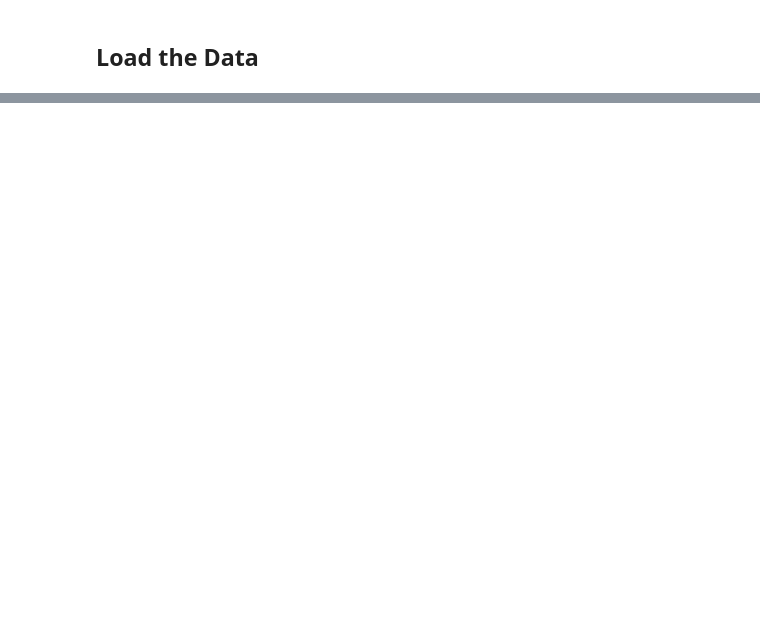
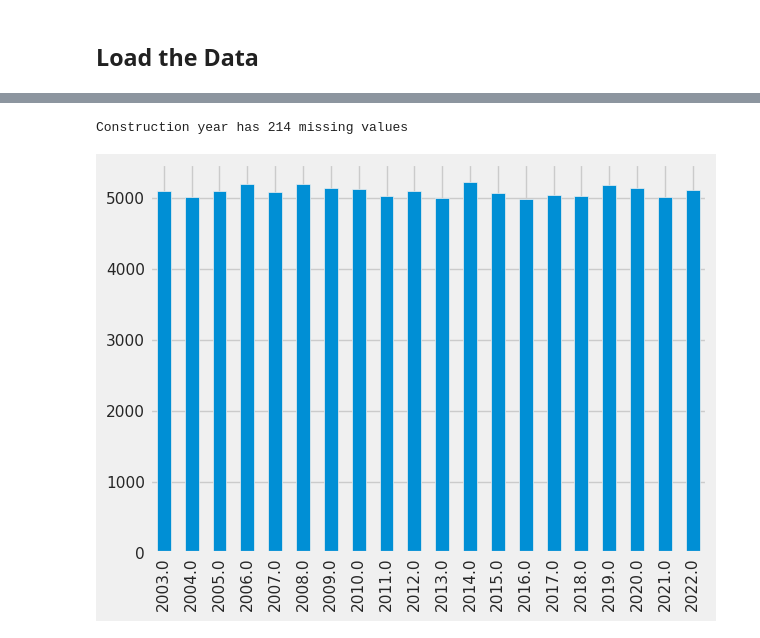
Before and after one commit to alexandraseg/airbnb-EDA, a Jupyter notebook: 2.cleaning/Data Cleaning.ipynb, the cells around one changed output, grey strips where cells are left out. Cells and saved outputs as stored; diff of their text form; code cells hidden in the pictures; blank space fills up the shorter version.

```diff
--- a/2.cleaning/Data Cleaning.ipynb
+++ b/2.cleaning/Data Cleaning.ipynb
@@ -163,0 +85,4 @@ lower_limit
+# %%
+# Convert 'id' and 'host id' to string
+df['id'] = df['id'].astype(str)
+df['host id'] = df['host id'].astype(str)
@@ -163,0 +111,10 @@ lower_limit
+# %%
+# The median is less affected by outliers compared to the mean
+
+df['price'].fillna(df['price'].median(), inplace=True)
+df['service fee'].fillna(df['service fee'].median(), inplace=True)
+# %%
+df['reviews per month'].fillna(0, inplace=True)
+# %%
+df['host name'].fillna('Unknown', inplace=True)
+df['house_rules'].fillna('No rules specified', inplace=True)
@@ -163,0 +282,8 @@ lower_limit
+# %%
+missing = df['Construction year'].isna().sum()
+print(f'Construction year has {missing} missing values')
+
+df['Construction year'].value_counts().sort_index().plot.bar();
+# %% [output]
+Construction year has 214 missing values
+[figure, added]
```
Also changed, not shown: parts of 50 cells of this notebook, 1 other file.
